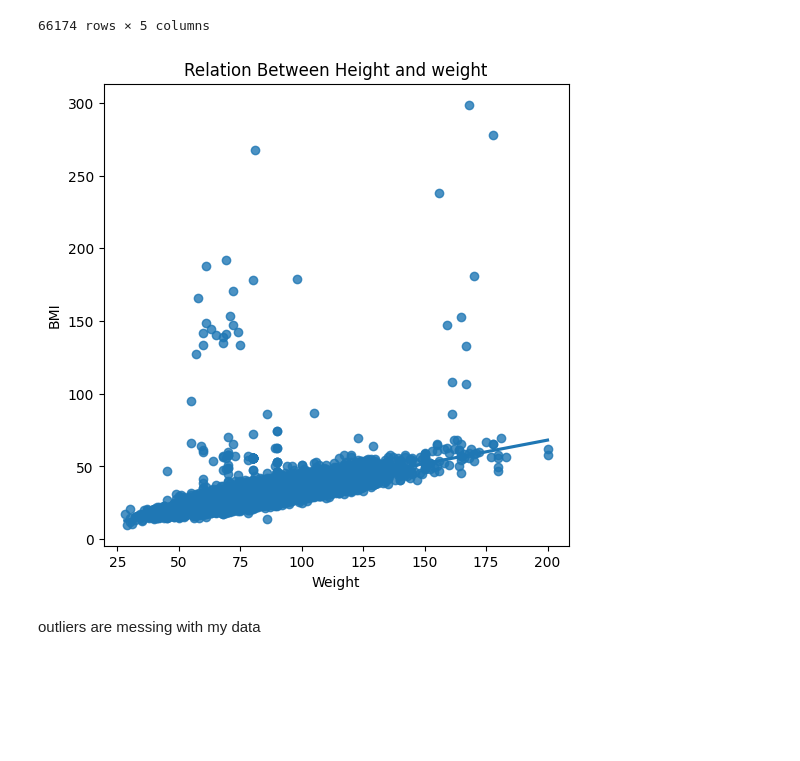
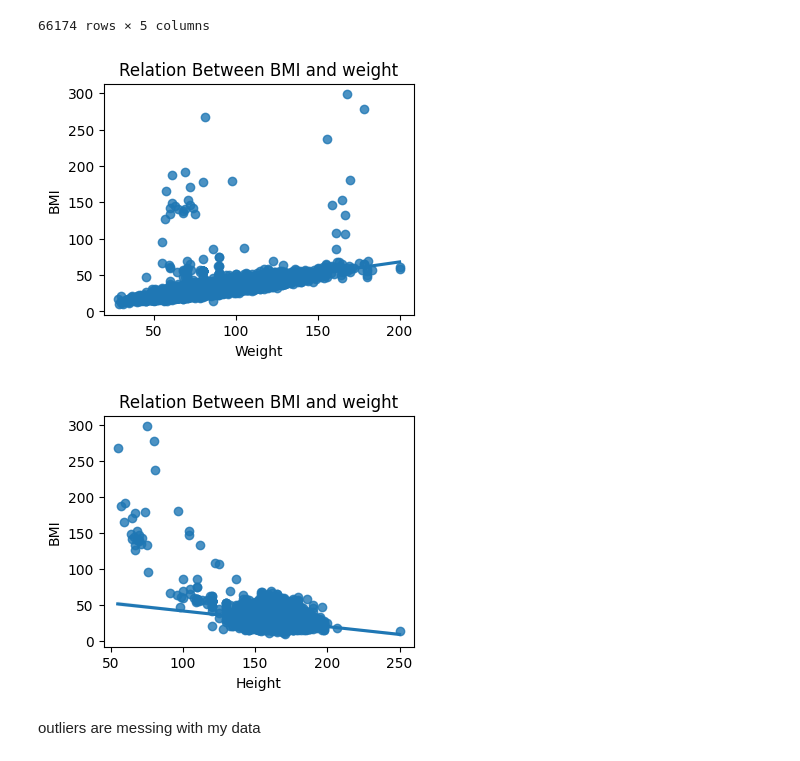
Before and after one commit to kenyyode/Cardio-Data, a Jupyter notebook: Analysis and model.ipynb, the cells around one changed output. Cells and saved outputs as stored; diff of their text form; code cells hidden in the pictures; blank space fills up the shorter version.

```diff
--- a/Analysis and model.ipynb
+++ b/Analysis and model.ipynb
@@ -52,14 +52,23 @@ df_
 | 66173 | 56 | 1 | 170 | 72.0 | 24.913495 |
 66174 rows × 5 columns
 # %%
-plt.figure(figsize=(6, 6))
+plt.figure(figsize=(4, 3))
 
 sns.regplot(x = "Weight", y="BMI", data=df_)
 
-plt.title("Relation Between Height and weight")
+plt.title("Relation Between BMI and weight")
 plt.show()
 # %% [output]
-[figure, old version]
+[figure, new version]
+# %%
+plt.figure(figsize=(4, 3))
+
+sns.regplot(x = "Height", y="BMI", data=df_)
+
+plt.title("Relation Between BMI and weight")
+plt.show()
+# %% [output]
+[figure, added]
 # %% [markdown]
 outliers are messing with my data
 # %%
```
Also changed, not shown: parts of 2 cells of this notebook, 1 other file.
